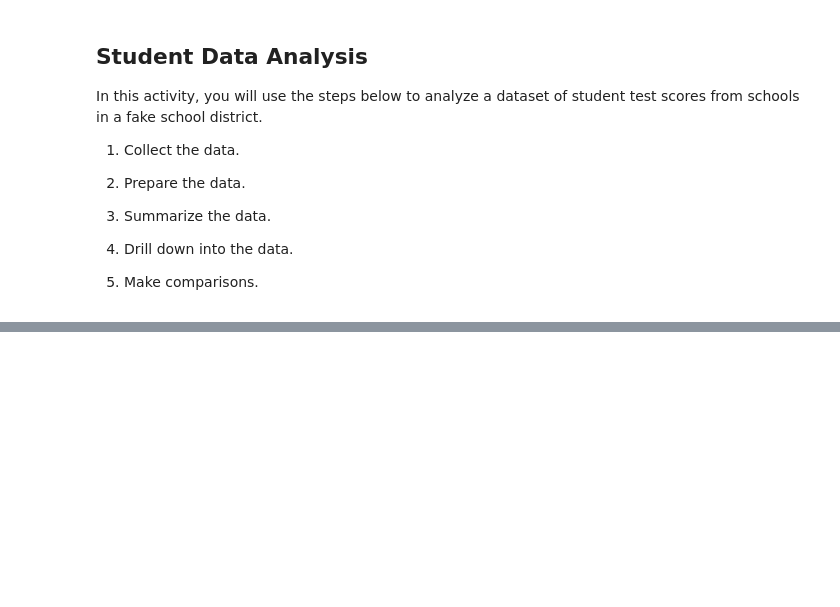
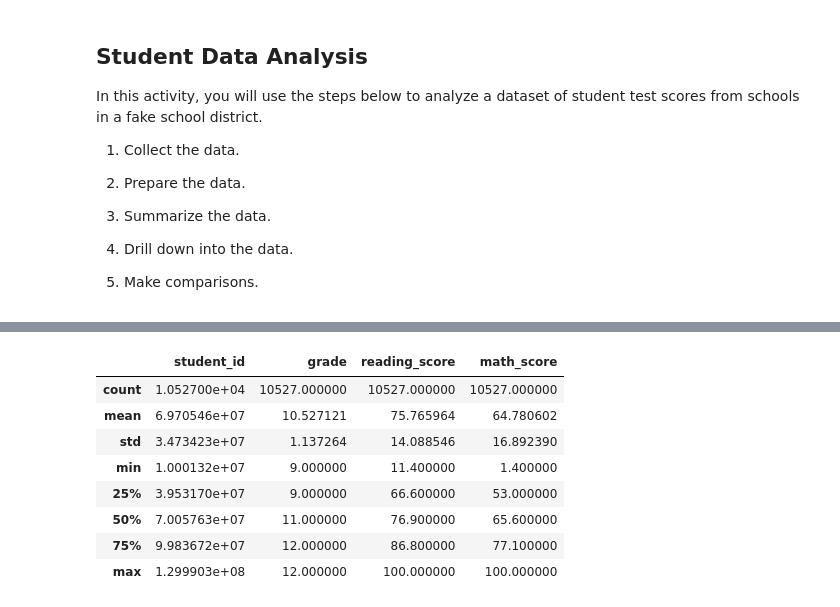
Before and after one commit to mmcnamarainco/PyCity, a Jupyter notebook: working_School_District_Analysis.ipynb, the cells around one changed output, grey strips where cells are left out. Saved outputs shown, nothing was run; the diff lists cells and outputs as text; code cells hidden in the pictures; blank space fills up the shorter version.

```diff
--- a/working_School_District_Analysis.ipynb
+++ b/working_School_District_Analysis.ipynb
@@ -48,0 +178,13 @@ student_df.describe()
+# %%
+public_schools_df = student_df.loc[student_df["school_type"] == "Public"]
+public_schools_df.describe()
+# %% [output]
+|  | student_id | grade | reading_score | math_score |
+| count | 1.052700e+04 | 10527.000000 | 10527.000000 | 10527.000000 |
+| mean | 6.970546e+07 | 10.527121 | 75.765964 | 64.780602 |
+| std | 3.473423e+07 | 1.137264 | 14.088546 | 16.892390 |
+| min | 1.000132e+07 | 9.000000 | 11.400000 | 1.400000 |
+| 25% | 3.953170e+07 | 9.000000 | 66.600000 | 53.000000 |
+| 50% | 7.005763e+07 | 11.000000 | 76.900000 | 65.600000 |
+| 75% | 9.983672e+07 | 12.000000 | 86.800000 | 77.100000 |
+| max | 1.299903e+08 | 12.000000 | 100.000000 | 100.000000 |
```
Also changed, not shown: parts of 19 cells of this notebook, 1 other file.
